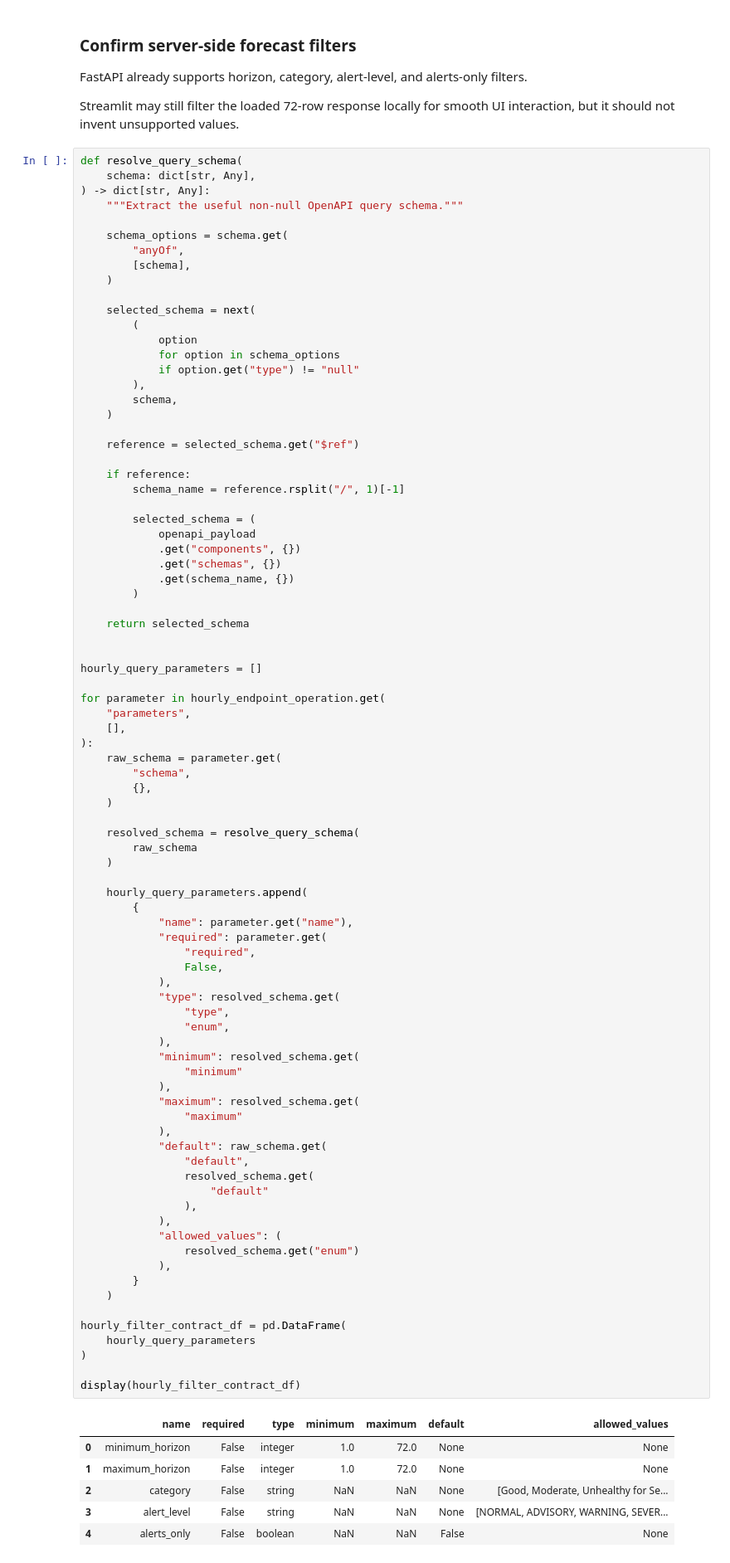
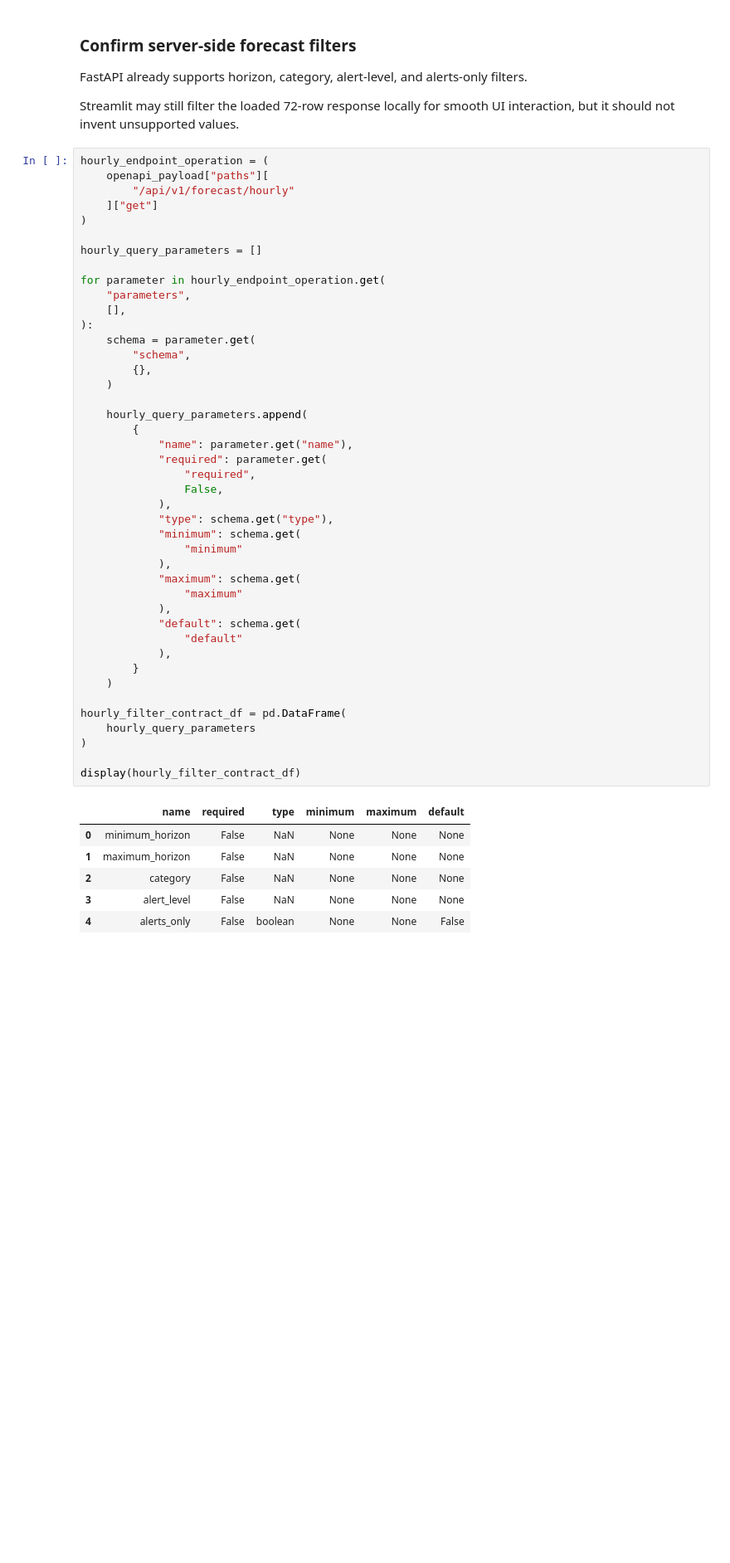
Before and after one commit to riyanj220/pearls-aqi-predictor, a Jupyter notebook: notebooks/09_build_streamlit_dashboard.ipynb, the cells around one changed output. Shown at 83% size. Cells and saved outputs as stored; diff of their text form; blank space fills up the shorter version.

Commit message:
feat: build Streamlit forecast dashboard

```diff
--- a/notebooks/09_build_streamlit_dashboard.ipynb
+++ b/notebooks/09_build_streamlit_dashboard.ipynb
@@ -783,96 +783,55 @@ filters.
 Streamlit may still filter the loaded 72-row response locally for smooth UI
 interaction, but it should not invent unsupported values.
 # %%
-def resolve_query_schema(
-    schema: dict[str, Any],
-) -> dict[str, Any]:
-    """Extract the useful non-null OpenAPI query schema."""
-
-    schema_options = schema.get(
-        "anyOf",
-        [schema],
-    )
-
-    selected_schema = next(
-        (
-            option
-            for option in schema_options
-            if option.get("type") != "null"
-        ),
-        schema,
-    )
-
-    reference = selected_schema.get("$ref")
-
-    if reference:
-        schema_name = reference.rsplit("/", 1)[-1]
-
-        selected_schema = (
-            openapi_payload
-            .get("components", {})
-            .get("schemas", {})
-            .get(schema_name, {})
-        )
-
-    return selected_schema
-
+hourly_endpoint_operation = (
+    openapi_payload["paths"][
+        "/api/v1/forecast/hourly"
+    ]["get"]
+)
 
 hourly_query_parameters = []
 
 for parameter in hourly_endpoint_operation.get(
     "parameters",
     [],
 ):
-    raw_schema = parameter.get(
+    schema = parameter.get(
         "schema",
         {},
-    )
-
-    resolved_schema = resolve_query_schema(
-        raw_schema
     )
 
     hourly_query_parameters.append(
         {
             "name": parameter.get("name"),
             "required": parameter.get(
                 "required",
                 False,
             ),
-            "type": resolved_schema.get(
-                "type",
-                "enum",
-            ),
-            "minimum": resolved_schema.get(
+            "type": schema.get("type"),
+            "minimum": schema.get(
                 "minimum"
             ),
-            "maximum": resolved_schema.get(
+            "maximum": schema.get(
                 "maximum"
             ),
-            "default": raw_schema.get(
-                "default",
-                resolved_schema.get(
-                    "default"
-                ),
-            ),
-            "allowed_values": (
-                resolved_schema.get("enum")
+            "default": schema.get(
+                "default"
             ),
         }
     )
 
 hourly_filter_contract_df = pd.DataFrame(
     hourly_query_parameters
 )
 
 display(hourly_filter_contract_df)
 # %% [output]
-|  | name | required | type | minimum | maximum | default | allowed_values |
-| 0 | minimum_horizon | False | integer | 1.0 | 72.0 | None | None |
-| 1 | maximum_horizon | False | integer | 1.0 | 72.0 | None | None |
-| 2 | category | False | string | NaN | NaN | None | [Good, Moderate, Unhealthy for Se... |
-| 3 | alert_level | False | string | NaN | NaN | None | [NORMAL, ADVISORY, WARNING, SEVER... |
-| 4 | alerts_only | False | boolean | NaN | NaN | False | None |
+|  | name | required | type | minimum | maximum | default |
+| 0 | minimum_horizon | False | NaN | None | None | None |
+| 1 | maximum_horizon | False | NaN | None | None | None |
+| 2 | category | False | NaN | None | None | None |
+| 3 | alert_level | False | NaN | None | None | None |
+| 4 | alerts_only | False | boolean | None | None | False |
 # %% [markdown]
 ### Inspect alert responses
 
```
Also changed, not shown: parts of 8 cells of this notebook, 8 other files.
